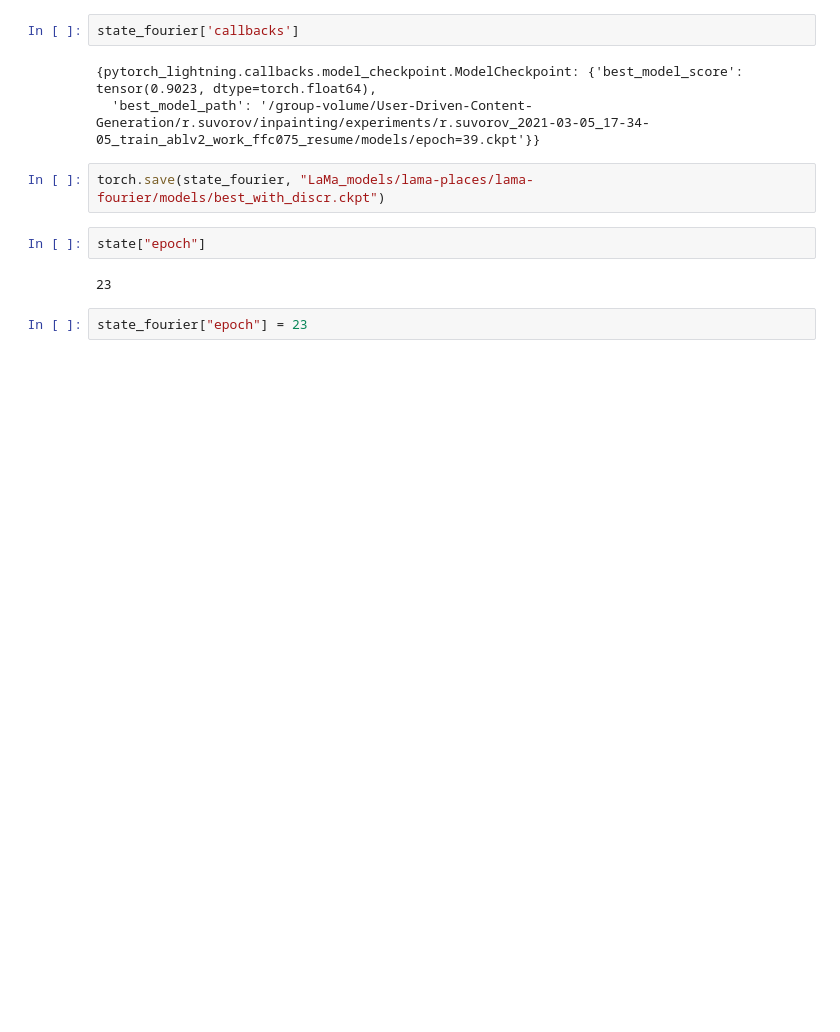
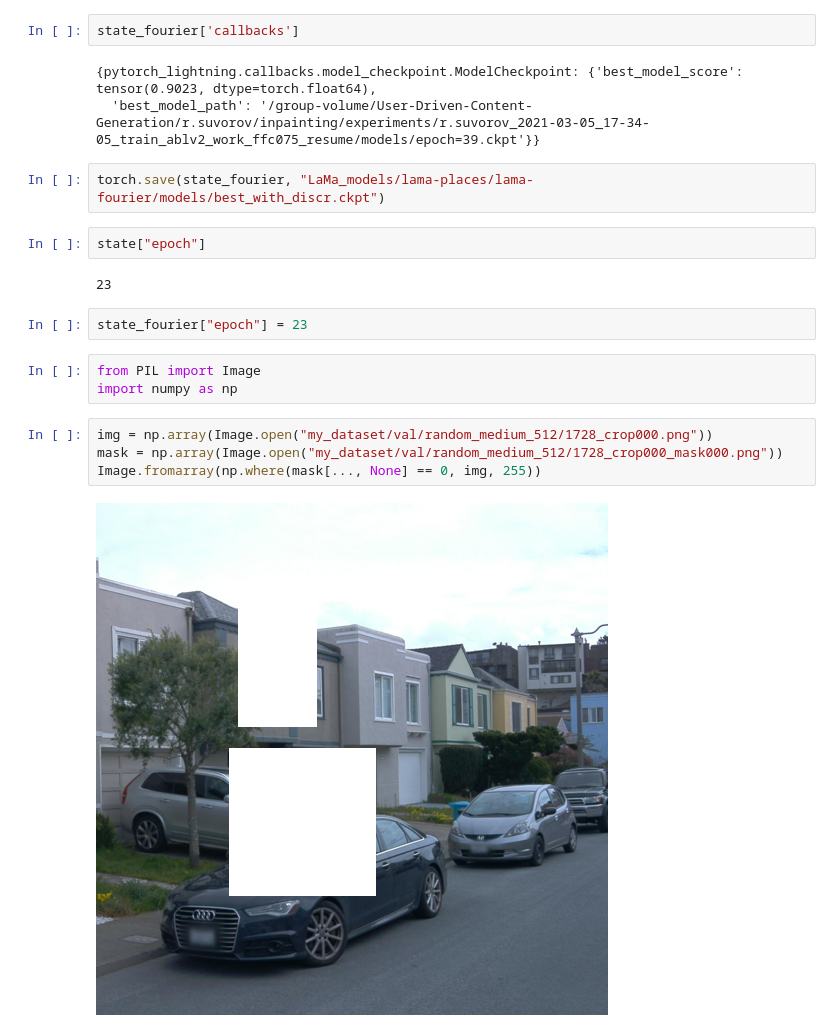
Before and after one commit to bshelkhonov/lama-diploma, a Jupyter notebook: Untitled1.ipynb, the cells around one changed output. Drawn from its saved outputs; the diff is of its cells as text; blank space fills up the shorter version.

```diff
--- a/Untitled1.ipynb
+++ b/Untitled1.ipynb
@@ -61,3 +61,12 @@ state["epoch"]
 23
 # %%
 state_fourier["epoch"] = 23
+# %%
+from PIL import Image
+import numpy as np
+# %%
+img = np.array(Image.open("my_dataset/val/random_medium_512/1728_crop000.png"))
+mask = np.array(Image.open("my_dataset/val/random_medium_512/1728_crop000_mask000.png"))
+Image.fromarray(np.where(mask[..., None] == 0, img, 255))
+# %% [output]
+[figure, added]
```
Also changed, not shown: parts of 3 cells of this notebook, 8 other files.
